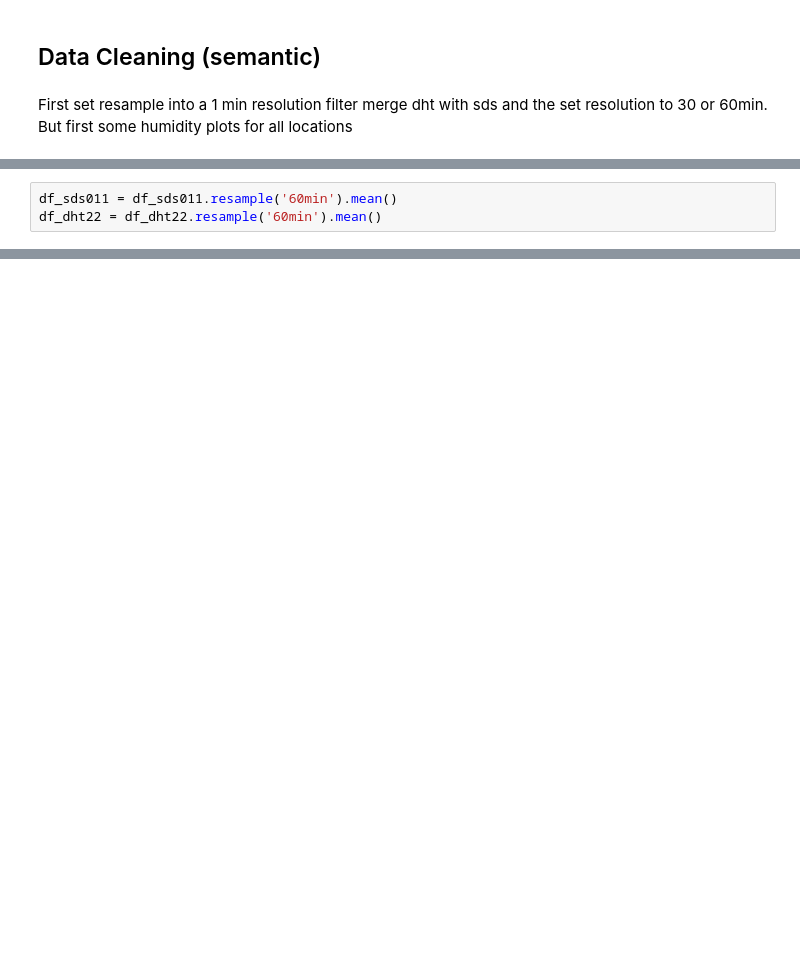
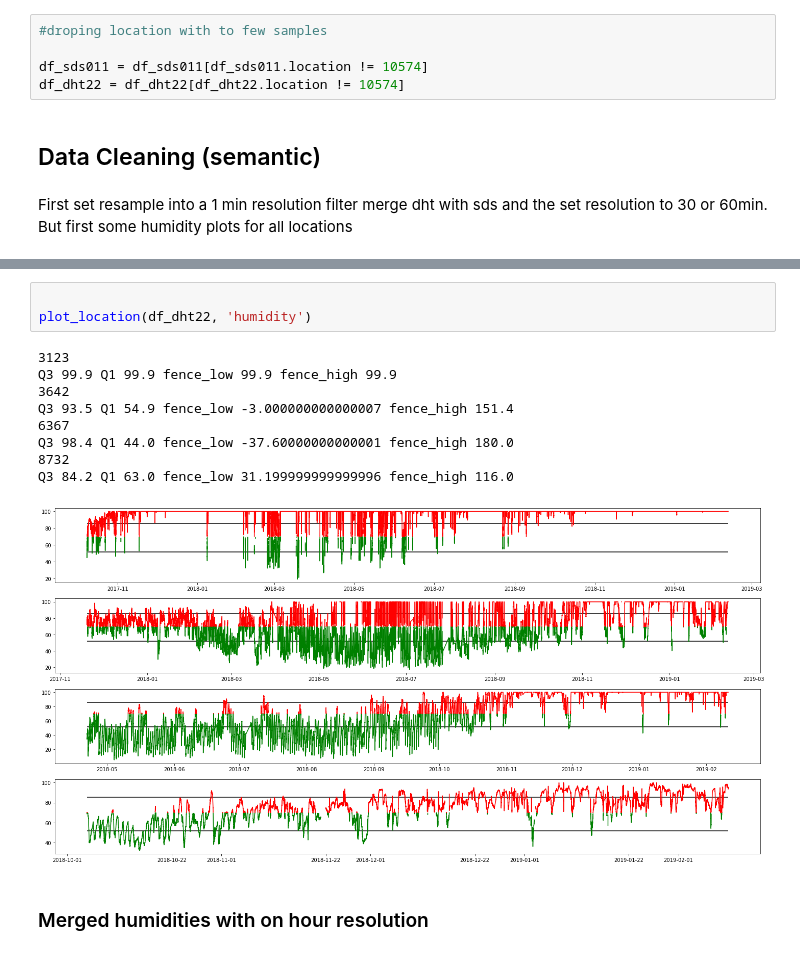
Before and after one commit to GeorgesAlkhouri/golddust, a Jupyter notebook: jupyter/first-look-at-sensor-data.ipynb, the cells around one changed output, grey strips where cells are left out. Drawn from its saved outputs; the diff is of its cells as text; blank space fills up the shorter version.

```diff
--- a/jupyter/first-look-at-sensor-data.ipynb
+++ b/jupyter/first-look-at-sensor-data.ipynb
@@ -119,3 +112,8 @@ dtype: int64
+# %%
+#droping location with to few samples
+
+df_sds011 = df_sds011[df_sds011.location != 10574]
+df_dht22 = df_dht22[df_dht22.location != 10574]
 # %% [markdown]
 ## Data Cleaning (semantic)
 # %% [markdown]
@@ -175,3 +121,0 @@ p_sds011[p_sds011.location == 3642][['P1']].interpolate(method='spline', order=5
-# %%
-df_sds011 = df_sds011.resample('60min').mean()
-df_dht22 = df_dht22.resample('60min').mean()
@@ -246,0 +201,15 @@ TypeError: Invalid comparison between dtype=int64 and str
+# %%
+
+plot_location(df_dht22, 'humidity')
+# %% [output]
+3123
+Q3 99.9 Q1 99.9 fence_low 99.9 fence_high 99.9
+3642
+Q3 93.5 Q1 54.9 fence_low -3.000000000000007 fence_high 151.4
+6367
+Q3 98.4 Q1 44.0 fence_low -37.60000000000001 fence_high 180.0
+8732
+Q3 84.2 Q1 63.0 fence_low 31.199999999999996 fence_high 116.0
+[figure, added]
+# %% [markdown]
+### Merged humidities with on hour resolution
```
Also changed, not shown: parts of 38 cells of this notebook.
